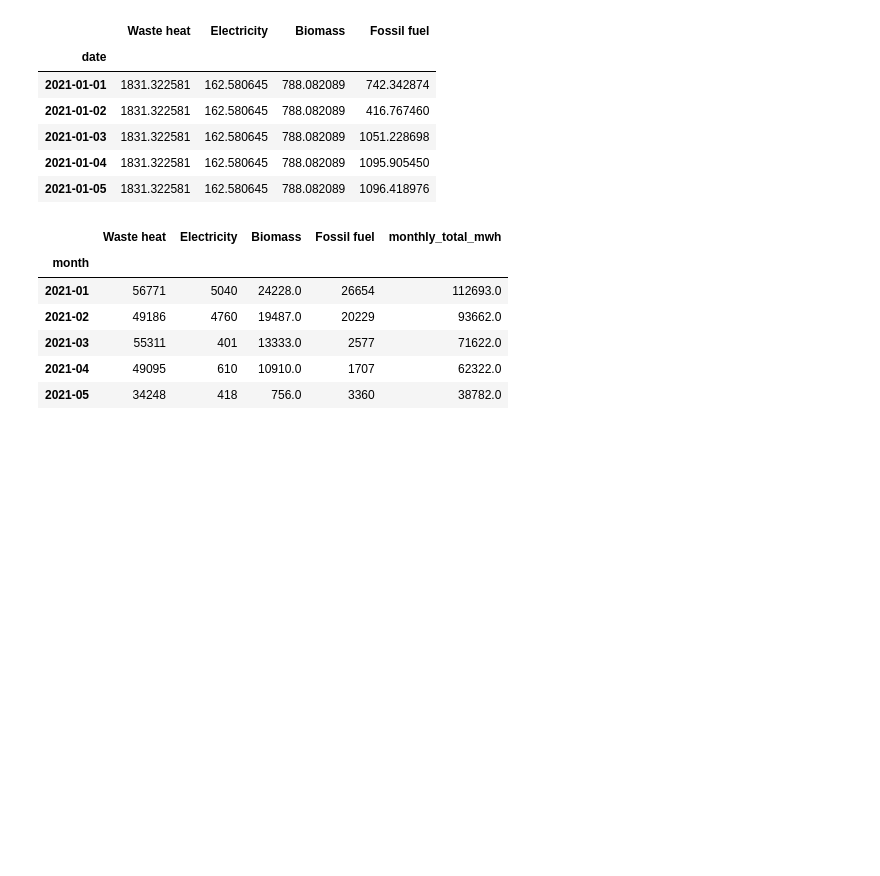
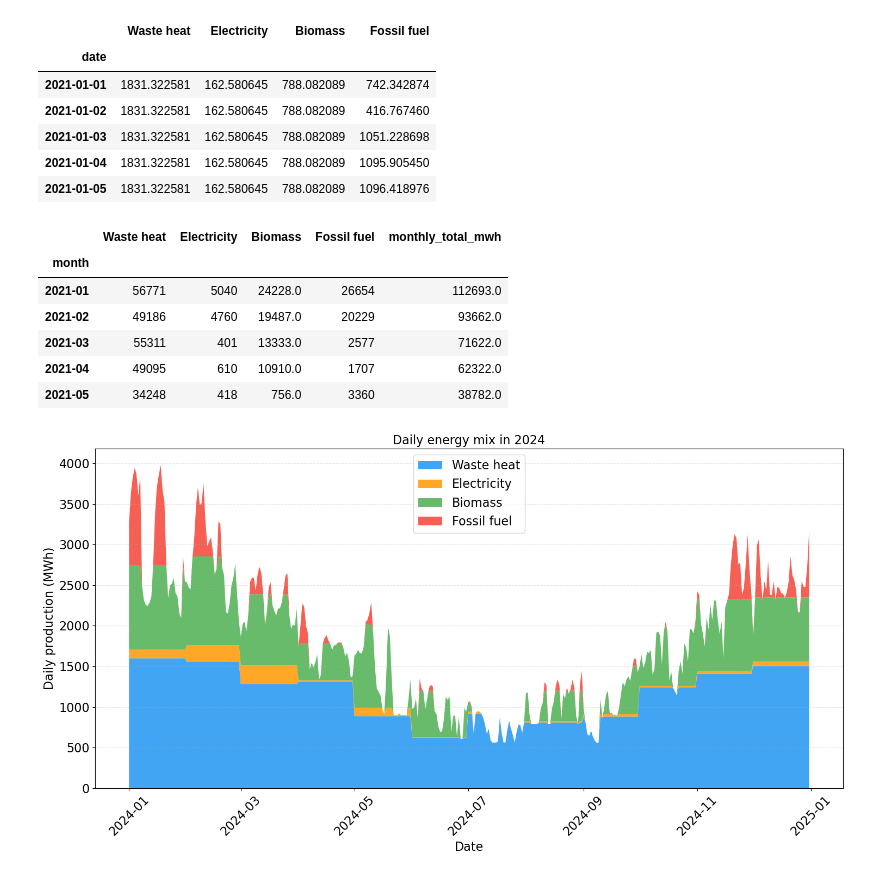
Before and after one commit to KrisCHEN8/EIA_2026, a Jupyter notebook: plot.ipynb, the cells around one changed output. Drawn from its saved outputs; the diff is of its cells as text; code cells hidden in the pictures; blank space fills up the shorter version.

Commit message:
feat: implement stacked area and bar plot visualizations for energy production data

```diff
--- a/plot.ipynb
+++ b/plot.ipynb
@@ -55,27 +55,51 @@ display(production_mix.head())
 | 2021-04 | 49095 | 610 | 10910.0 | 1707 | 62322.0 |
 | 2021-05 | 34248 | 418 | 756.0 | 3360 | 38782.0 |
 # %%
-# priority_sources = ['Waste heat', 'Electricity', 'Biomass', 'Fossil fuel']
-# source_colors    = ['#2196F3', '#FF9800', '#4CAF50', '#F44336']
+start_date = "2024-01-01"
+end_date = "2024-12-31"
 
-# fig, ax = plt.subplots(figsize=(12, 6))
+plot_df = daily_df[
+    (daily_df.index >= start_date) &
+    (daily_df.index <= end_date)
+].copy()
 
-# daily_2023 = daily_df[daily_df.index.year==2023]
+energy_cols = ['Waste heat', 'Electricity', 'Biomass', 'Fossil fuel']
+colors = ['#2196F3', '#FF9800', '#4CAF50', '#F44336']
 
-# # Plot as stacked area
-# daily_2023[priority_sources].plot.area(
-#     ax=ax,
-#     stacked=True,
-#     color=source_colors,
-#     alpha=0.85
+plot_df['daily_total_mwh'] = plot_df.sum(axis=1)
+plot_df['date_'] = plot_df.index
+plot_df = plot_df.sort_values("date_")
+
+plt.figure(figsize=(15, 8))
+
+# Use stacked area plot for continuous daily composition with your colors
+plt.stackplot(
+    plot_df.index,
+    [plot_df[col] for col in energy_cols],
+    labels=energy_cols,
+    colors=colors,            # <--- Pass your custom colors here
+    alpha=0.85
+)
+
+# Plot a clean dashed line for the total daily production
+# plt.plot(
+#     plot_df.index,
+#     plot_df["daily_total_mwh"],
+#     color="black",
+#     linestyle="--",
+#     linewidth=1.2,
+#     label="Total daily production"
 # )
 
-# ax.set_title('Energy Production Mix Trend', fontsize=14, fontweight='bold', pad=15)
-# ax.set_xlabel('Date', fontsize=12)
-# ax.set_ylabel('Energy Production (MWh)', fontsize=12)
-# ax.grid(axis='y', linestyle='--', alpha=0.3)
-# ax.legend(title='Energy Source', bbox_to_anchor=(1.05, 1), loc='upper left')
-
-# plt.xticks(rotation=45)
-# plt.tight_layout()
-# plt.show()
+plt.xlabel("Date", fontsize=16)
+plt.ylabel("Daily production (MWh)", fontsize=16)
+plt.title(f"Daily energy mix in 2024", fontsize=16)
+plt.yticks(fontsize=16)
+plt.xticks(fontsize=16, rotation=45)
+plt.legend(loc="best", fontsize=16)
+plt.grid(True, axis="y", alpha=0.3, linestyle='--')
+plt.tight_layout()
+plt.savefig("./figs/daily_stacked_area.png", dpi=300)
+plt.show()
+# %% [output]
+[figure, added]
```
Also changed, not shown: parts of 1 cell of this notebook, 4 other files.
